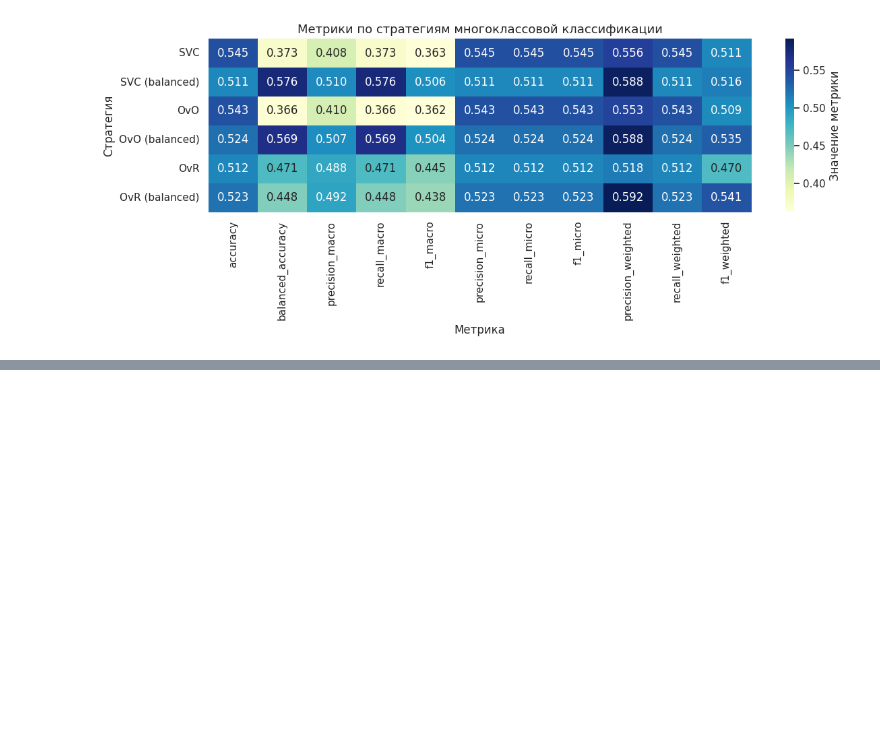
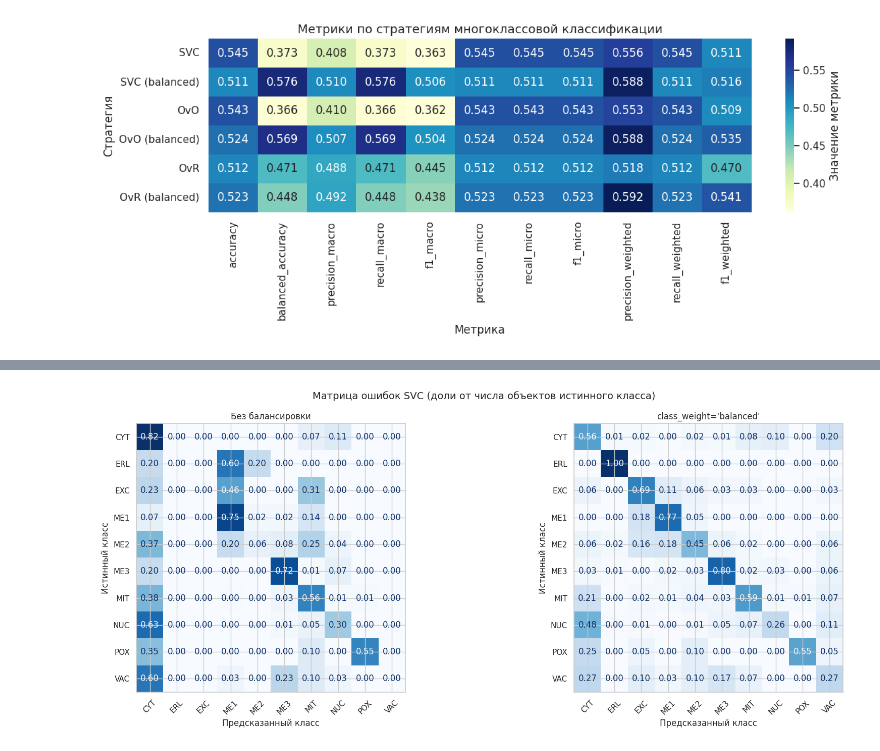
Before and after one commit to evgpat/ml_basics_course, a Jupyter notebook: lesson_06/06_Семинар_Многоклассовая_классификация.ipynb, the cells around one changed output, grey strips where cells are left out. Cells and saved outputs as stored; diff of their text form; code cells hidden in the pictures; blank space fills up the shorter version.

```diff
--- a/lesson_06/06_Семинар_Многоклассовая_классификация.ipynb
+++ b/lesson_06/06_Семинар_Многоклассовая_классификация.ipynb
@@ -566,0 +614,14 @@ Accuracy (общая точность) действительно снизила
+# %%
+from sklearn.model_selection import StratifiedKFold, cross_val_predict
+from sklearn.metrics import ConfusionMatrixDisplay, classification_report
+
+cv_pred = StratifiedKFold(n_splits=3, shuffle=True, random_state=0)
+classes = sorted(y.unique())
+
+y_pred = cross_val_predict(svm, X, y, cv=cv_pred, n_jobs=3)
+y_pred_balanced = cross_val_predict(svm_balanced, X, y, cv=cv_pred, n_jobs=3)
+
+print("SVC без балансировки")
+print(classification_report(y, y_pred, zero_division=0))
+print("SVC с class_weight='balanced'")
+print(classification_report(y, y_pred_balanced, zero_division=0))
@@ -566,0 +646,21 @@ Accuracy (общая точность) действительно снизила
+# %%
+fig, axes = plt.subplots(1, 2, figsize=(18, 7))
+
+for ax, pred, title in zip(
+    axes,
+    [y_pred, y_pred_balanced],
+    ["Без балансировки", "class_weight='balanced'"],
+):
+    ConfusionMatrixDisplay.from_predictions(
+        y, pred, labels=classes, normalize="true", values_format=".2f",
+        cmap="Blues", colorbar=False, ax=ax, xticks_rotation=45,
+    )
+    ax.set_title(title)
+    ax.set_xlabel("Предсказанный класс")
+    ax.set_ylabel("Истинный класс")
+
+fig.suptitle("Матрица ошибок SVC (доли от числа объектов истинного класса)", fontsize=14)
+plt.tight_layout()
+plt.show()
+# %% [output]
+[figure, added]
```
Also changed, not shown: parts of 40 cells of this notebook, 2 other files.
